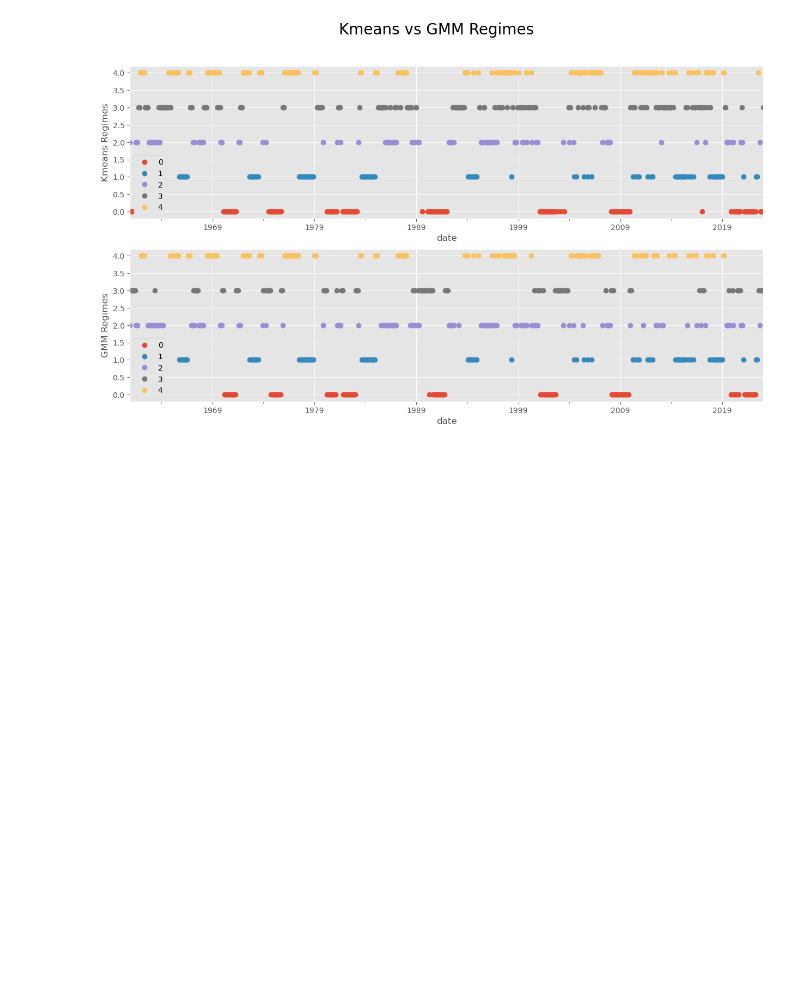
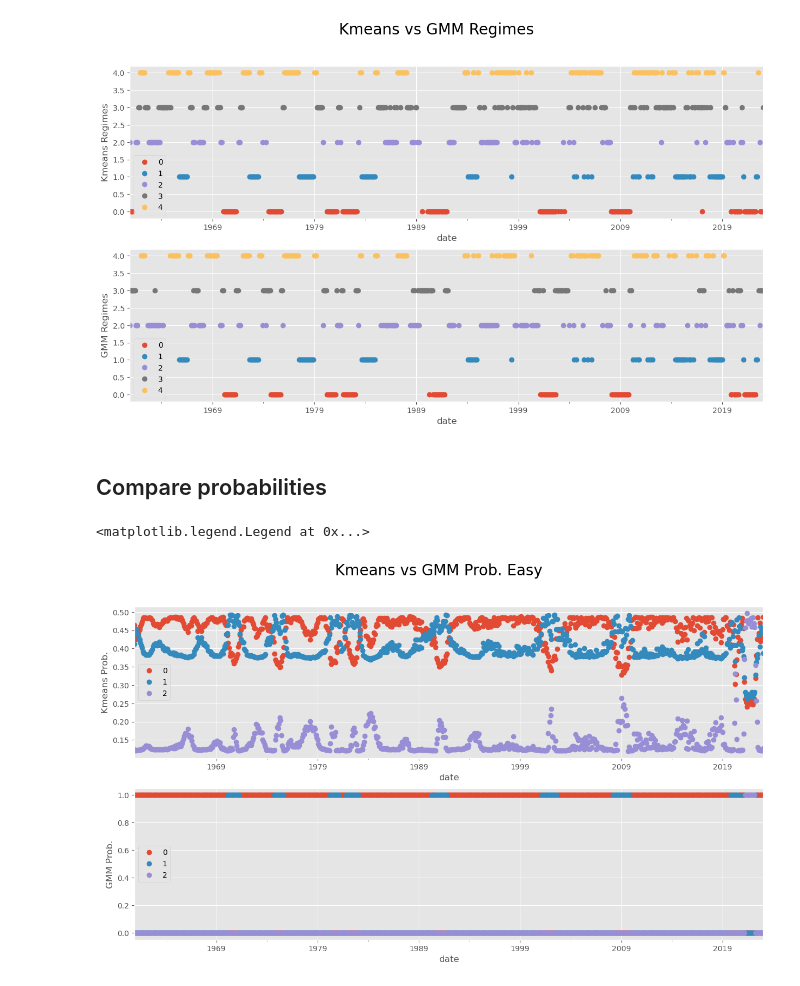
Before and after one commit to dcuoliveira/meta-learning-fin, a Jupyter notebook: src/drafts/gmm_test.ipynb, the cells around one changed output. Saved outputs shown, nothing was run; the diff lists cells and outputs as text; code cells hidden in the pictures; blank space fills up the shorter version.

Commit message:
update plots

```diff
--- a/src/drafts/gmm_test.ipynb
+++ b/src/drafts/gmm_test.ipynb
@@ -167,3 +213,28 @@ axs[1].legend()
 # %% [output]
 <matplotlib.legend.Legend at 0x...>
 [figure]
+# %% [markdown]
+## Compare probabilities
+# %%
+knn_euc_probs_df = pd.DataFrame(knn_euc_probs, index=train.index)
+gmm_euc_probs_df = pd.DataFrame(gmm_euc_probs, train.index)
+
+knn_hard_probs_df = pd.DataFrame(knn_hard_probs, train.index)
+gmm_hard_probs_df = pd.DataFrame(gmm_hard_probs, train.index)
+# %%
+fig, axs = plt.subplots(2, 1, figsize=(15, 8))
+
+# add title
+fig.suptitle("Kmeans vs GMM Prob. Easy", fontsize=20)
+knn_euc_probs_df.plot(ax=axs[0], marker="o", linestyle="")
+axs[0].set_xlabel("date")
+axs[0].set_ylabel("Kmeans Prob.")
+axs[0].legend()
+
+gmm_euc_probs_df.plot(ax=axs[1], marker="o", linestyle="")
+axs[1].set_xlabel("date")
+axs[1].set_ylabel("GMM Prob.")
+axs[1].legend()
+# %% [output]
+<matplotlib.legend.Legend at 0x...>
+[figure, added]
```
Also changed, not shown: parts of 8 cells of this notebook.
